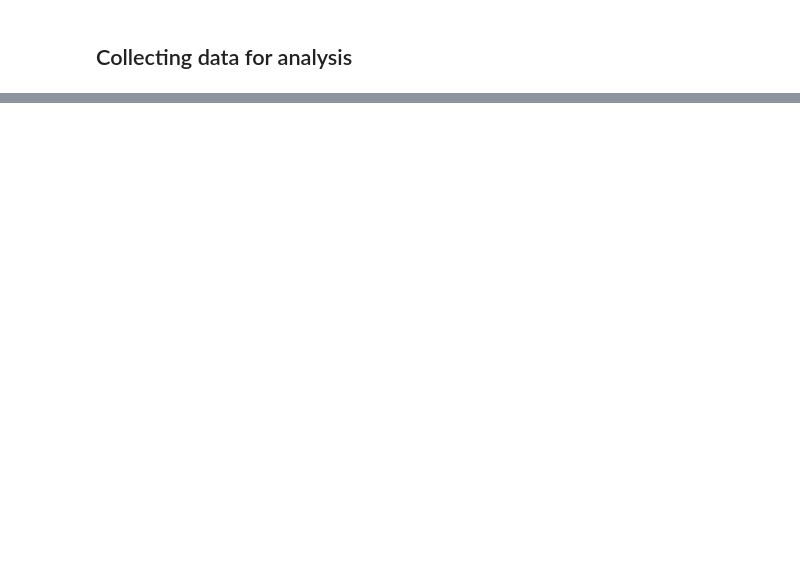
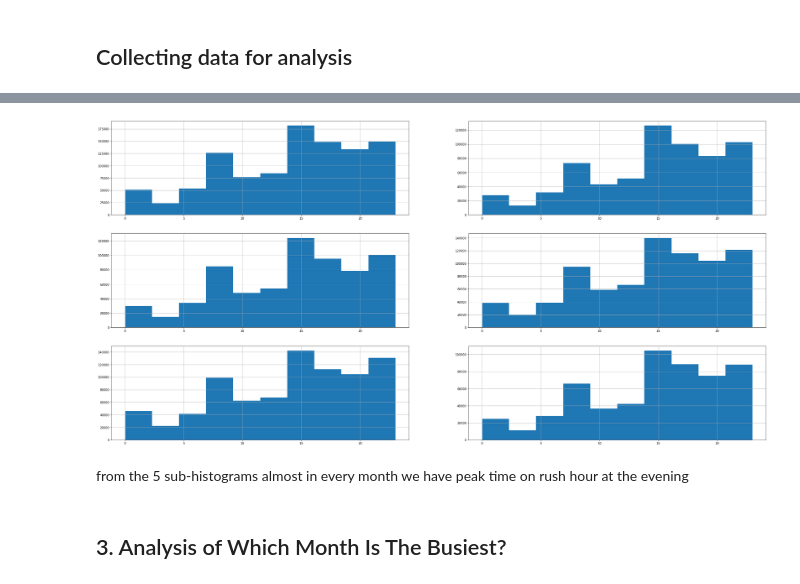
Before and after one commit to ThistleAna/Case-Study-Uber-Network, a Jupyter notebook: Case-Study-Uber-Network.ipynb, the cells around one changed output, grey strips where cells are left out. Drawn from its saved outputs; the diff is of its cells as text; code cells hidden in the pictures; blank space fills up the shorter version.

```diff
--- a/Case-Study-Uber-Network.ipynb
+++ b/Case-Study-Uber-Network.ipynb
@@ -63,0 +226,4 @@ final.shape
+# %%
+for i,month in enumerate(df['month'].unique()):
+    print(i)
+    print(month)
@@ -63,0 +243,12 @@ final.shape
+# %%
+plt.figure(figsize=(40,20))
+
+for i,month in enumerate(df['month'].unique()):
+    plt.subplot(3,2, i+1)
+    df[df['month'] == month]['hour'].hist()
+# %% [output]
+[figure, added]
+# %% [markdown]
+from the 5 sub-histograms almost in every month we have peak time on rush hour at the evening
+# %% [markdown]
+## 3. Analysis of Which Month Is The Busiest?
```
Also changed, not shown: parts of 46 cells of this notebook.
